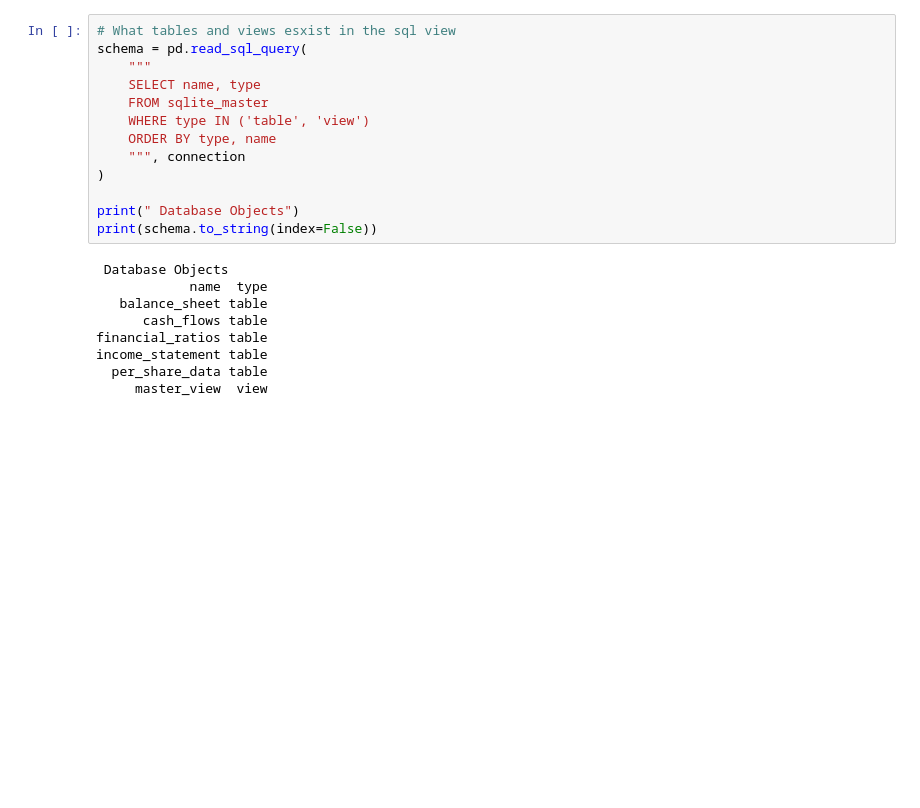
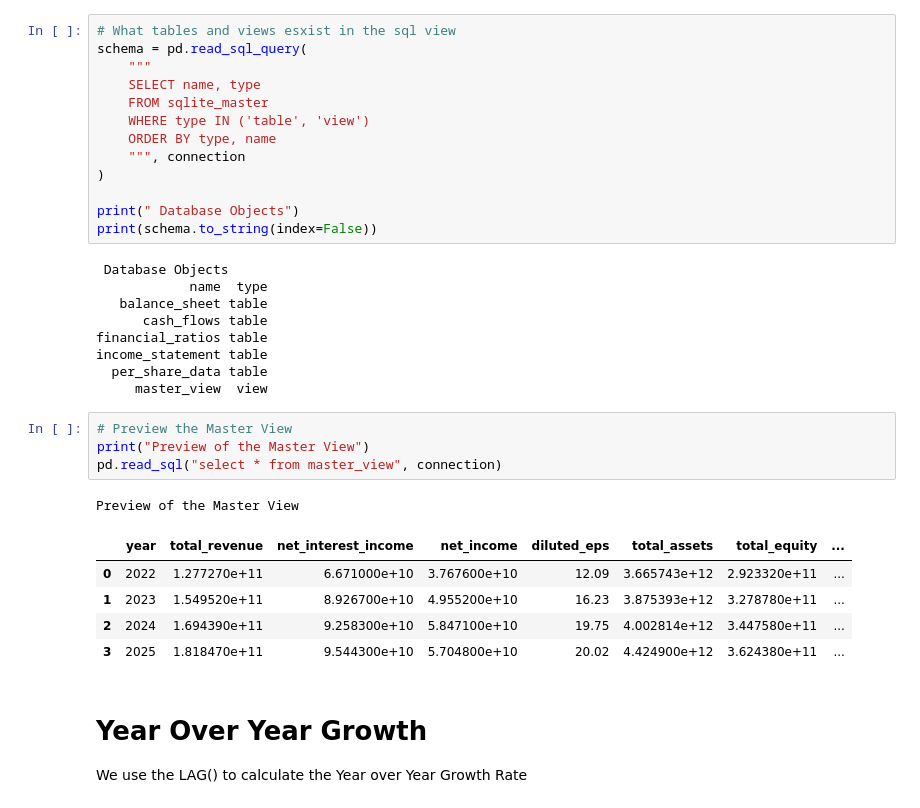
Before and after one commit to Chege-jr0/JP_Morgan_Bank_Financial_Analysis, a Jupyter notebook: sqlanalysis.ipynb, the cells around one changed output. Cells and saved outputs as stored; diff of their text form; blank space fills up the shorter version.

```diff
--- a/sqlanalysis.ipynb
+++ b/sqlanalysis.ipynb
@@ -78,3 +78,18 @@ financial_ratios table
 income_statement table
   per_share_data table
      master_view  view
+# %%
+# Preview the Master View
+print("Preview of the Master View")
+pd.read_sql("select * from master_view", connection)
+# %% [output]
+Preview of the Master View
+|  | year | total_revenue | net_interest_income | net_income | diluted_eps | total_assets | total_equity | ... |
+| 0 | 2022 | 1.277270e+11 | 6.671000e+10 | 3.767600e+10 | 12.09 | 3.665743e+12 | 2.923320e+11 | ... |
+| 1 | 2023 | 1.549520e+11 | 8.926700e+10 | 4.955200e+10 | 16.23 | 3.875393e+12 | 3.278780e+11 | ... |
+| 2 | 2024 | 1.694390e+11 | 9.258300e+10 | 5.847100e+10 | 19.75 | 4.002814e+12 | 3.447580e+11 | ... |
+| 3 | 2025 | 1.818470e+11 | 9.544300e+10 | 5.704800e+10 | 20.02 | 4.424900e+12 | 3.624380e+11 | ... |
+# %% [markdown]
+# Year Over Year Growth
+
+We use the LAG() to calculate the Year over Year Growth Rate
```
Also changed, not shown: parts of 9 cells of this notebook, 2 other files.
